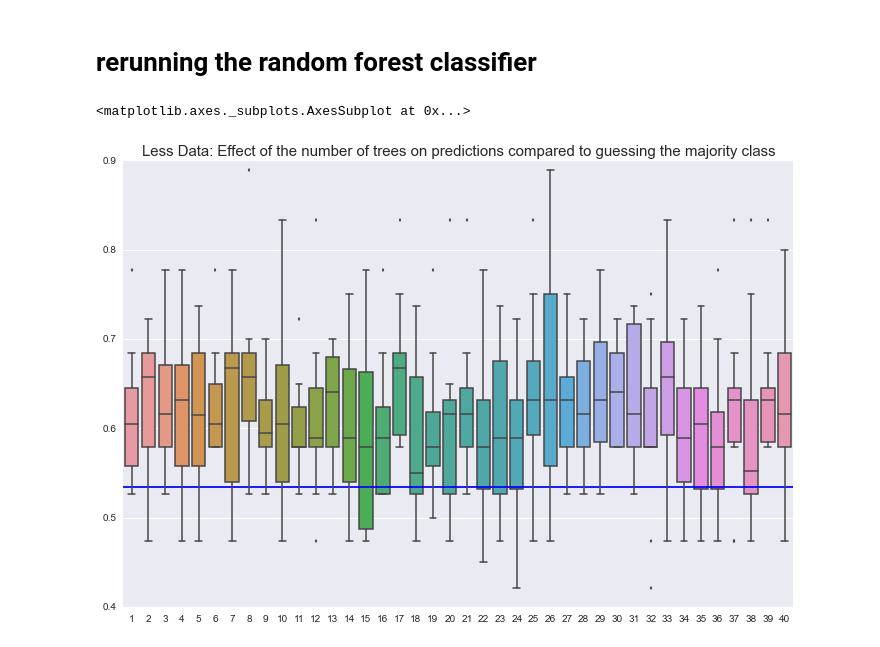
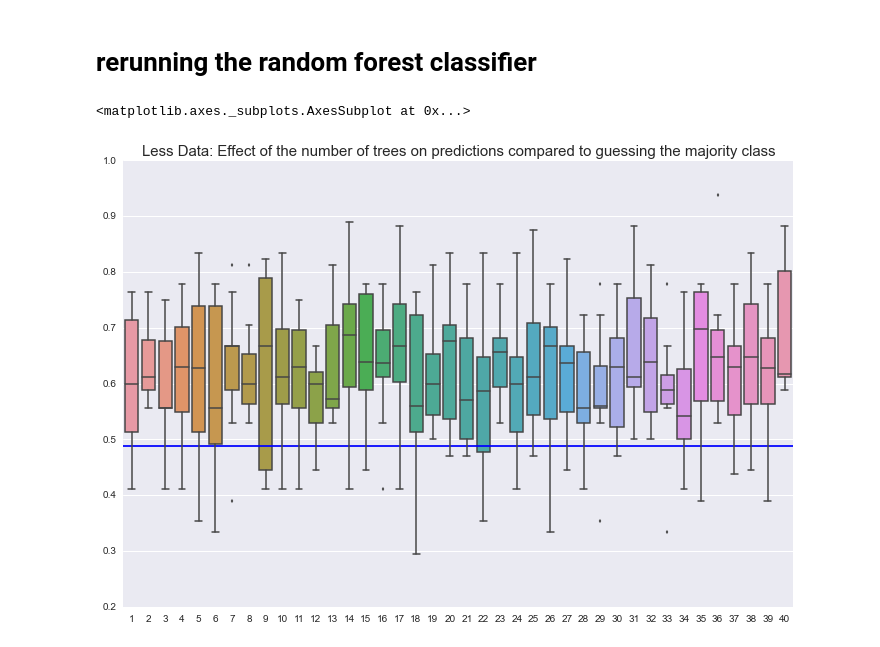
Before and after one commit to Nschanche/Filament_tracking, a Jupyter notebook: Filament_statistics.ipynb, the cells around one changed output. Saved outputs shown, nothing was run; the diff lists cells and outputs as text; code cells hidden in the pictures.

```diff
--- a/Filament_statistics.ipynb
+++ b/Filament_statistics.ipynb
@@ -269,11 +324,16 @@ print sanity_predict[:10]
 True
 # %%
+from sklearn.cross_validation import StratifiedKFold, KFold
 #Which features are leading to the good predictions?
 feature_forest = sklearn.ensemble.RandomForestClassifier(n_estimators = 15)
 #by_feature = feature_forest.feature_importances_
-fitted_forest4a = forest.fit(X, Y)
+fitted_forest4a = feature_forest.fit(X, Y)
 val_score_ = cross_val_score(fitted_forest4a, X=X, y=Y, cv=10)
+
+val_score2_ = cross_val_score(fitted_forest4a, X=X,y=Y, cv=StratifiedKFold(Y,10))
 imp_features = fitted_forest4a.feature_importances_
-
+print val_score_
+print val_score2_
+print all_eruptions.keys()
 print imp_features
 # %% [output]
@@ -366,7 +458,7 @@ from sklearn import linear_model
 from sklearn.metrics import r2_score
 from sklearn.linear_model import Ridge
 clf = linear_model.LinearRegression()
-tilt_slp_X = np.array(all_eruptions['tilt_slp'])
+tilt_slp_X = np.array(all_eruptions['tilt_slope'])
 plt.figure(figsize=(12,8))
 colors = Y
 plt.scatter(tilt_slp_X, Y, c=colors)
@@ -391,7 +483,7 @@ Y_predict = clf.predict(tilt_slp_X[:,np.newaxis])
 <matplotlib.figure.Figure at 0x...>
 # %%
 clf = linear_model.LinearRegression()
-length_slp_X = np.array(all_eruptions['length_slp'])
+length_slp_X = np.array(all_eruptions['len_slope'])
 plt.figure(figsize=(12,8))
 colors = Y
 plt.scatter(length_slp_X, Y, c=Y)
@@ -428,7 +520,7 @@ plt.show()
 # %% [markdown]
 # Taking out the data that doesn't seem to contribute
 # %%
-good_eruptions = all_eruptions.drop(['Track No.', 'fi_length_avg', 'fi_tilt_avg', 'fi_area_avg', 'fi_chiral_avg', 'chiral_slp'], 1)
+good_eruptions = all_eruptions.drop(['Track No.', 'avg_barbs', 'avg_area','avg_len','len_stdev','L_to_W_slope','avg_xcen'], 1)
 # %%
 
 X_2 = good_eruptions.as_matrix()
@@ -466,12 +554,12 @@ for i in n_trees:
 # %%
 plt.figure(figsize=(12,8))
 plt.axhline(y=avg)
 plt.title('Less Data: Effect of the number of trees on predictions compared to guessing the majority class', fontsize=15)
-sns.boxplot(data=scores)
-#sns.boxplot(scores)
+#sns.boxplot(data=scores)
+sns.boxplot(scores)
 # %% [output]
 <matplotlib.axes._subplots.AxesSubplot at 0x...>
-[figure, old version]
+[figure, new version]
 # %%
 #Whitch features are most useful for prediction?
 clf = RandomForestClassifier(n_estimators=15)
```
Also changed, not shown: parts of 36 cells of this notebook.
